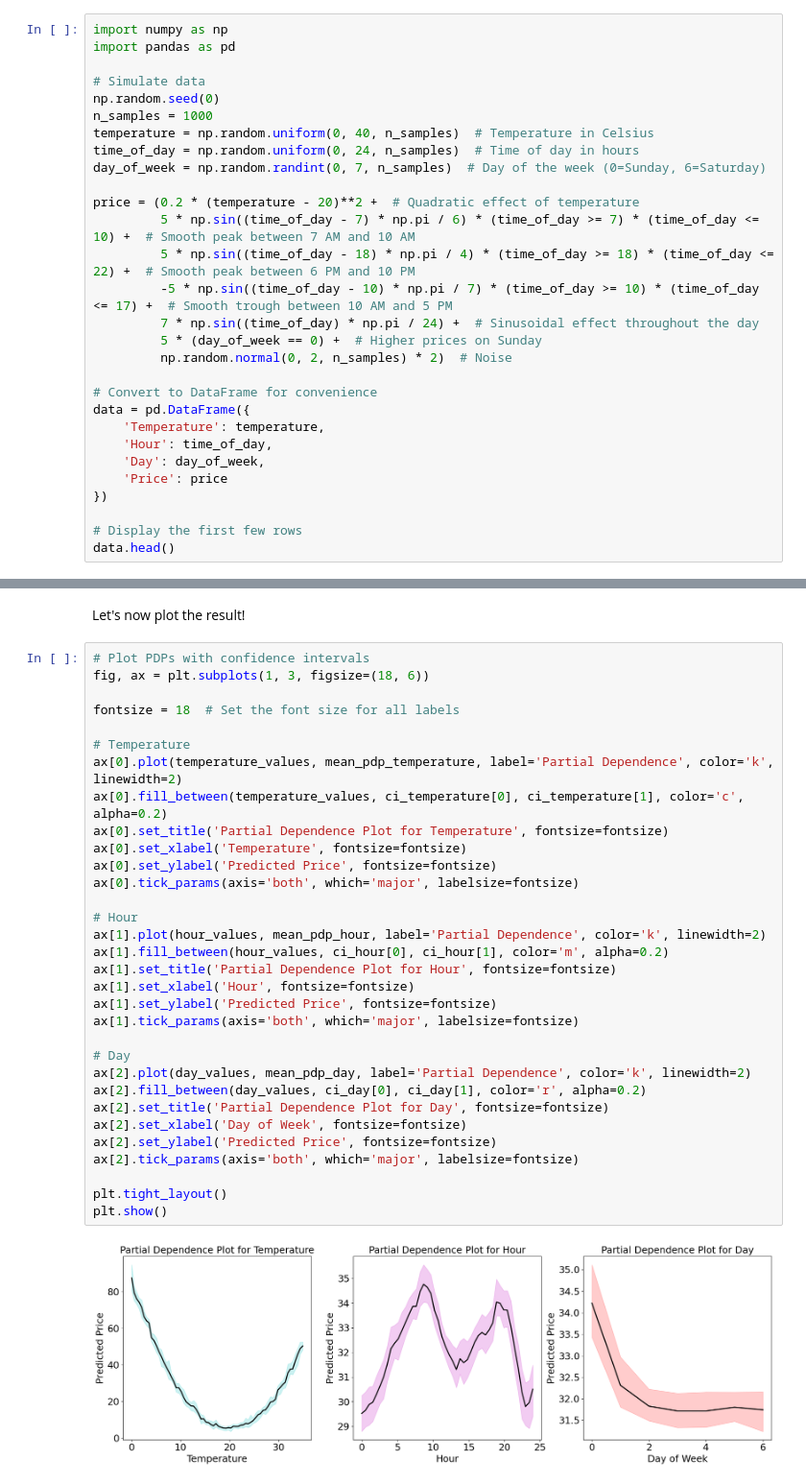
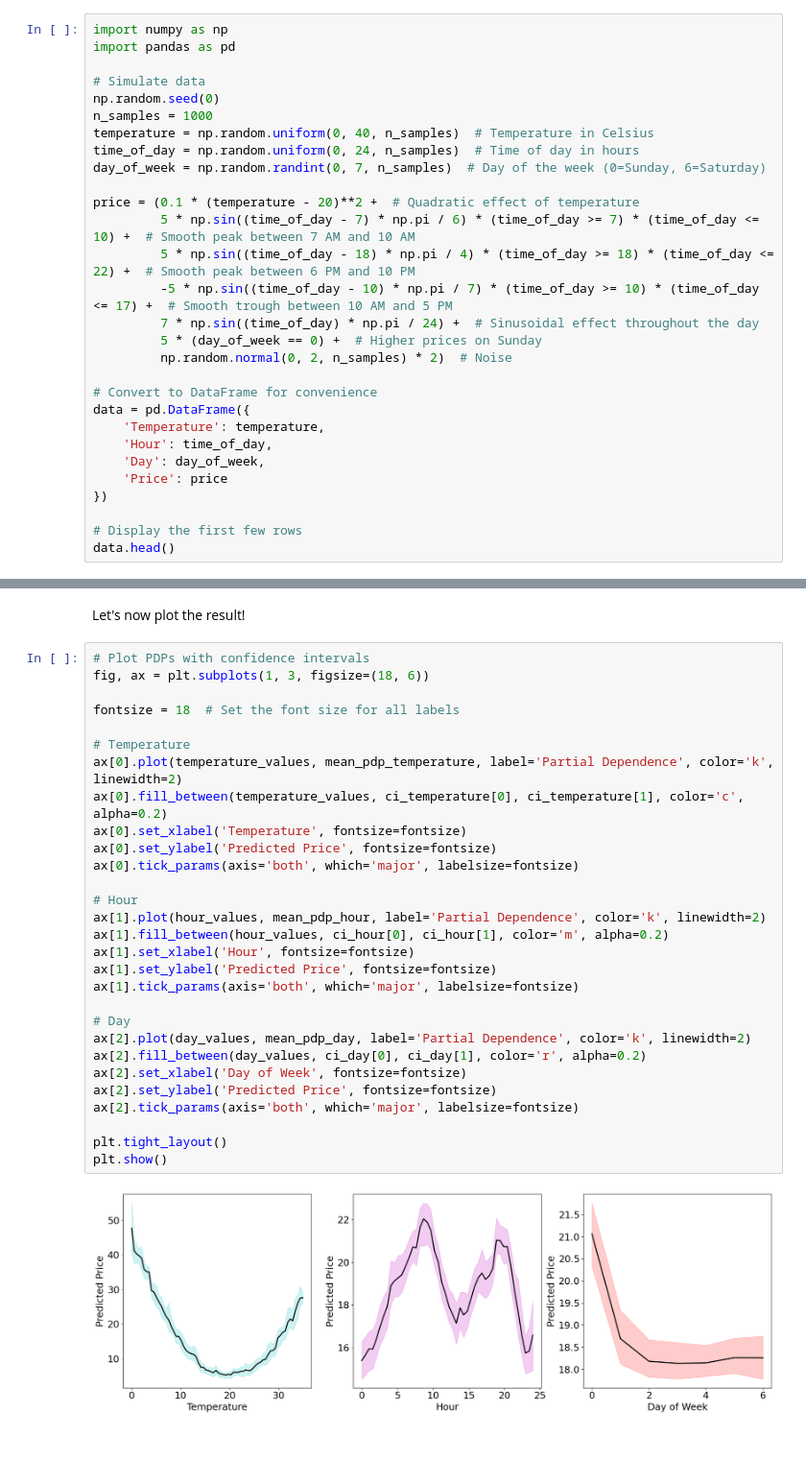
Before and after one commit to dcacciarelli/my-causality-book, a Jupyter notebook: _sources/notebooks/partial_dependency_plots.ipynb, the cells around one changed output, grey strips where cells are left out. Shown: that part at 96% size. Drawn from its saved outputs; the diff is of its cells as text; blank space fills up the shorter version.

```diff
--- a/_sources/notebooks/partial_dependency_plots.ipynb
+++ b/_sources/notebooks/partial_dependency_plots.ipynb
@@ -18,7 +18,7 @@ temperature = np.random.uniform(0, 40, n_samples)  # Temperature in Celsius
 time_of_day = np.random.uniform(0, 24, n_samples)  # Time of day in hours
 day_of_week = np.random.randint(0, 7, n_samples)  # Day of the week (0=Sunday, 6=Saturday)
 
-price = (0.2 * (temperature - 20)**2 +  # Quadratic effect of temperature
+price = (0.1 * (temperature - 20)**2 +  # Quadratic effect of temperature
          5 * np.sin((time_of_day - 7) * np.pi / 6) * (time_of_day >= 7) * (time_of_day <= 10) +  # Smooth peak between 7 AM and 10 AM
          5 * np.sin((time_of_day - 18) * np.pi / 4) * (time_of_day >= 18) * (time_of_day <= 22) +  # Smooth peak between 6 PM and 10 PM
          -5 * np.sin((time_of_day - 10) * np.pi / 7) * (time_of_day >= 10) * (time_of_day <= 17) +  # Smooth trough between 10 AM and 5 PM
@@ -164,34 +163,31 @@ Let's now plot the result!
 # %%
 # Plot PDPs with confidence intervals
 fig, ax = plt.subplots(1, 3, figsize=(18, 6))
 
 fontsize = 18  # Set the font size for all labels
 
 # Temperature
 ax[0].plot(temperature_values, mean_pdp_temperature, label='Partial Dependence', color='k', linewidth=2)
 ax[0].fill_between(temperature_values, ci_temperature[0], ci_temperature[1], color='c', alpha=0.2)
-ax[0].set_title('Partial Dependence Plot for Temperature', fontsize=fontsize)
 ax[0].set_xlabel('Temperature', fontsize=fontsize)
 ax[0].set_ylabel('Predicted Price', fontsize=fontsize)
 ax[0].tick_params(axis='both', which='major', labelsize=fontsize)
 
 # Hour
 ax[1].plot(hour_values, mean_pdp_hour, label='Partial Dependence', color='k', linewidth=2)
 ax[1].fill_between(hour_values, ci_hour[0], ci_hour[1], color='m', alpha=0.2)
-ax[1].set_title('Partial Dependence Plot for Hour', fontsize=fontsize)
 ax[1].set_xlabel('Hour', fontsize=fontsize)
 ax[1].set_ylabel('Predicted Price', fontsize=fontsize)
 ax[1].tick_params(axis='both', which='major', labelsize=fontsize)
 
 # Day
 ax[2].plot(day_values, mean_pdp_day, label='Partial Dependence', color='k', linewidth=2)
 ax[2].fill_between(day_values, ci_day[0], ci_day[1], color='r', alpha=0.2)
-ax[2].set_title('Partial Dependence Plot for Day', fontsize=fontsize)
 ax[2].set_xlabel('Day of Week', fontsize=fontsize)
 ax[2].set_ylabel('Predicted Price', fontsize=fontsize)
 ax[2].tick_params(axis='both', which='major', labelsize=fontsize)
 
 plt.tight_layout()
 plt.show()
 # %% [output]
-[figure, old version]
+[figure, new version]
```
Also changed, not shown: parts of 5 cells of this notebook, 6 other files.
